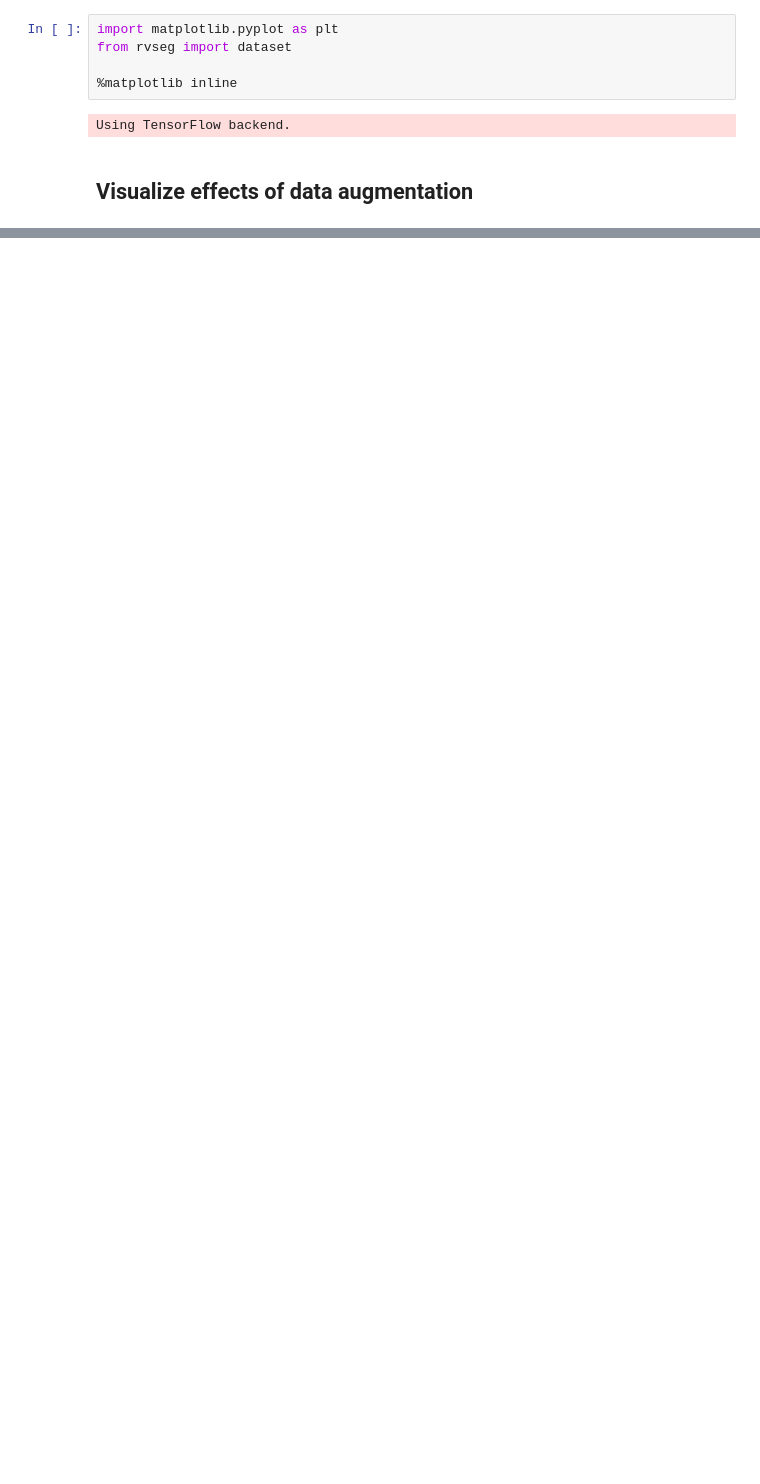
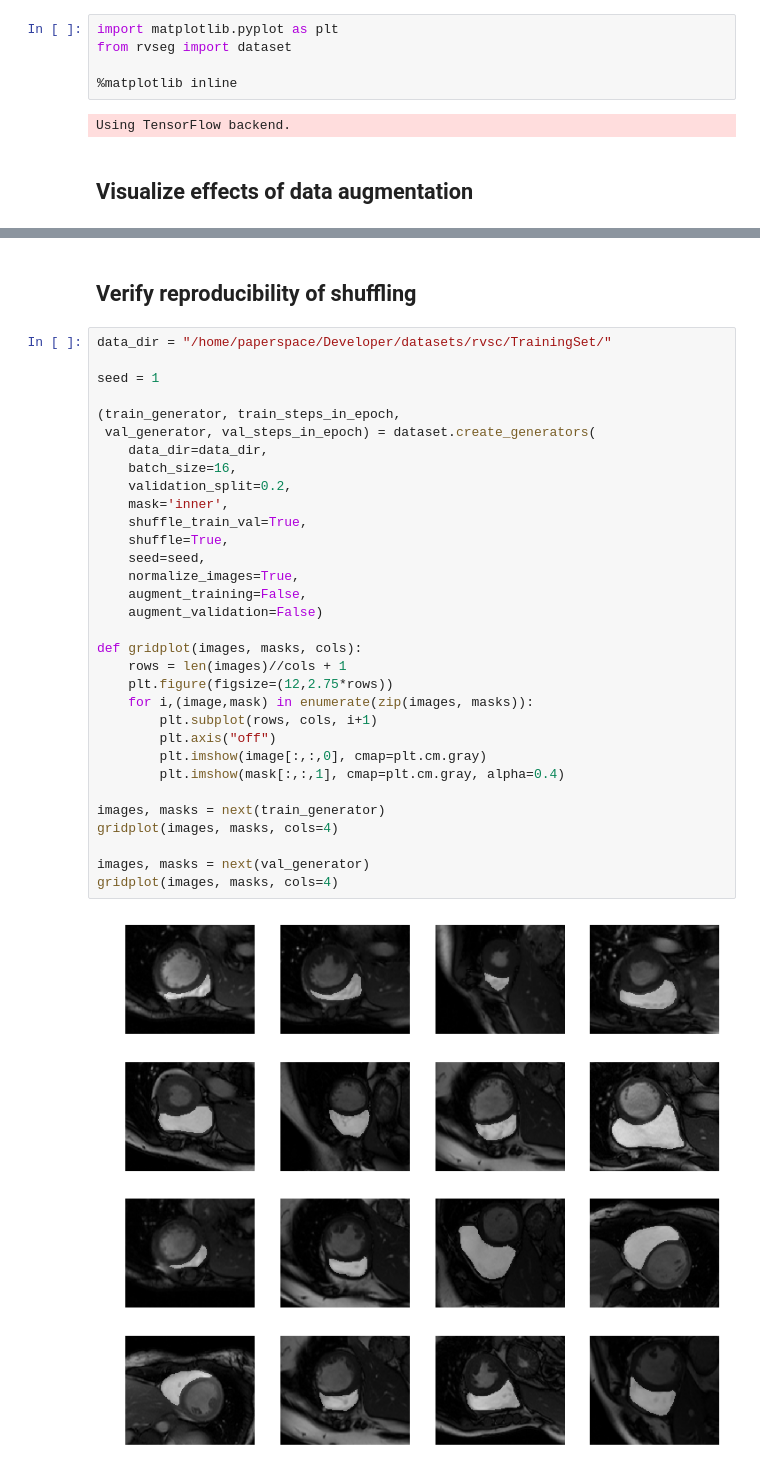
Before and after one commit to chuckyee/cardiac-segmentation, a Jupyter notebook: notebooks/Data Augmentation.ipynb, the cells around one changed output, grey strips where cells are left out. Saved outputs shown, nothing was run; the diff lists cells and outputs as text; blank space fills up the shorter version.

```diff
--- a/notebooks/Data Augmentation.ipynb
+++ b/notebooks/Data Augmentation.ipynb
@@ -53,0 +51,36 @@ for image,mask in zip(images, masks):
+# %% [markdown]
+## Verify reproducibility of shuffling
+# %%
+data_dir = "/home/paperspace/Developer/datasets/rvsc/TrainingSet/"
+
+seed = 1
+
+(train_generator, train_steps_in_epoch,
+ val_generator, val_steps_in_epoch) = dataset.create_generators(
+    data_dir=data_dir,
+    batch_size=16,
+    validation_split=0.2,
+    mask='inner',
+    shuffle_train_val=True,
+    shuffle=True,
+    seed=seed,
+    normalize_images=True,
+    augment_training=False,
+    augment_validation=False)
+
+def gridplot(images, masks, cols):
+    rows = len(images)//cols + 1
+    plt.figure(figsize=(12,2.75*rows))
+    for i,(image,mask) in enumerate(zip(images, masks)):
+        plt.subplot(rows, cols, i+1)
+        plt.axis("off")
+        plt.imshow(image[:,:,0], cmap=plt.cm.gray)
+        plt.imshow(mask[:,:,1], cmap=plt.cm.gray, alpha=0.4)
+
+images, masks = next(train_generator)
+gridplot(images, masks, cols=4)
+
+images, masks = next(val_generator)
+gridplot(images, masks, cols=4)
+# %% [output]
+[figure, added]
```
Also changed, not shown: parts of 3 cells of this notebook, 1 other file.
